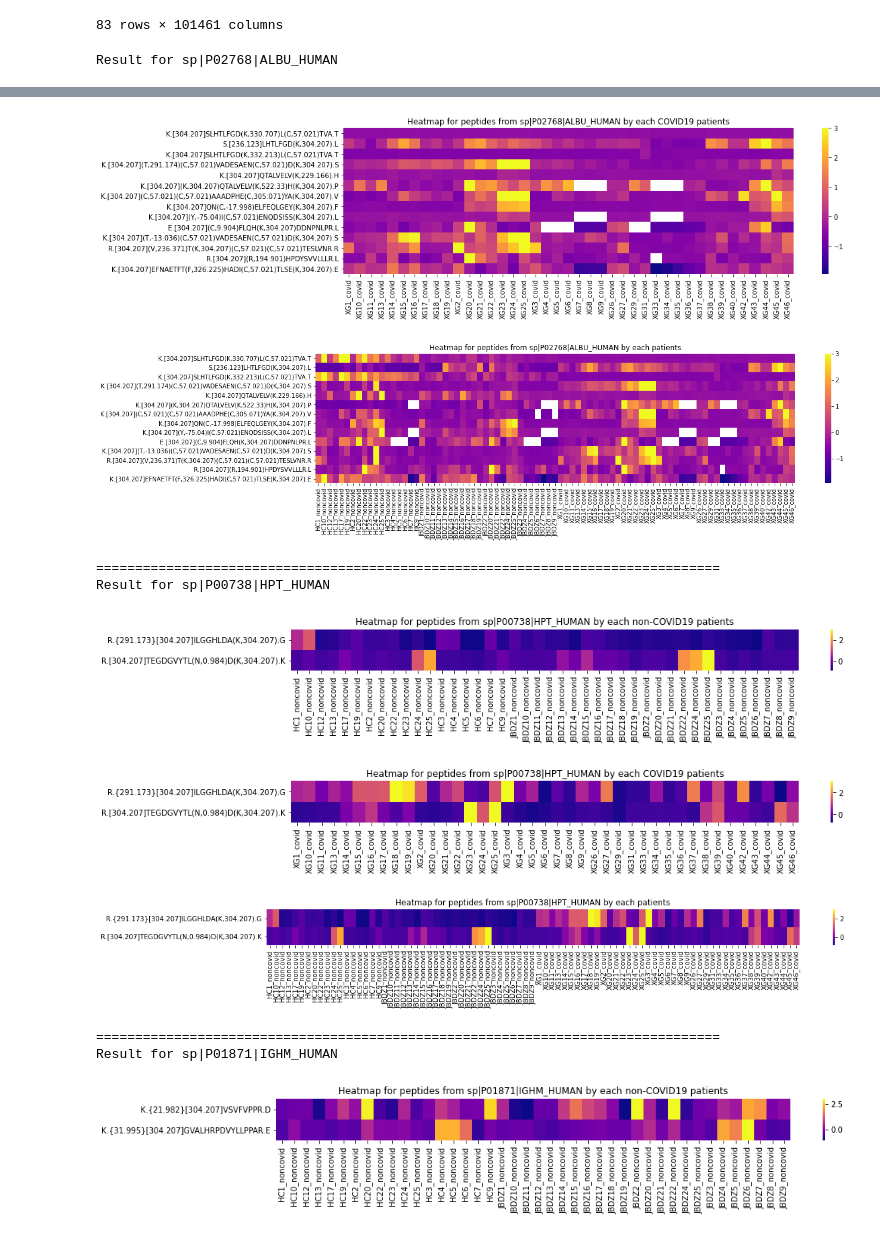
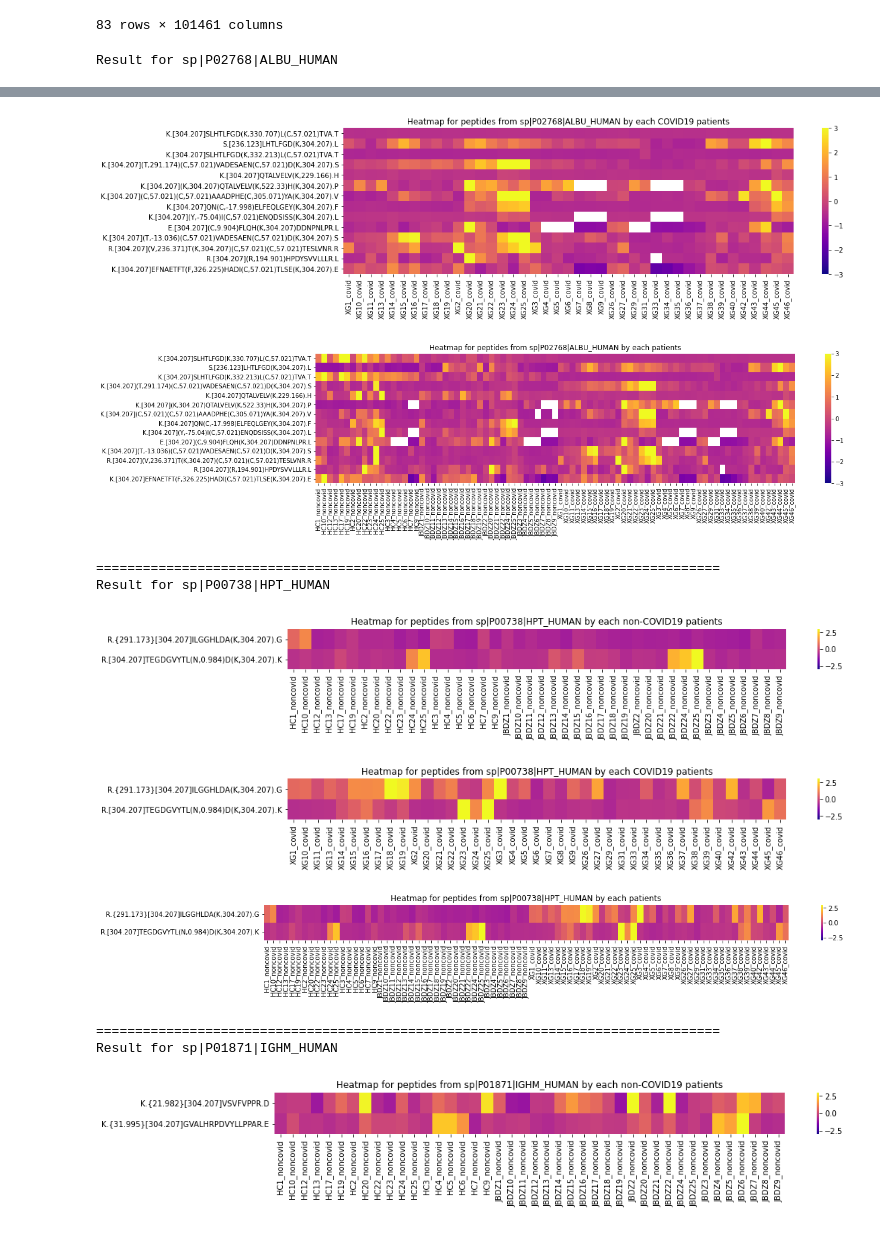
Before and after one commit to rahup97/covid19-severity-classifier, a Jupyter notebook: protein_level_differential_abundance/protein_differential_abundance.ipynb, the cells around one changed output, grey strips where cells are left out. Drawn from its saved outputs; the diff is of its cells as text; code cells hidden in the pictures.

```diff
--- a/protein_level_differential_abundance/protein_differential_abundance.ipynb
+++ b/protein_level_differential_abundance/protein_differential_abundance.ipynb
@@ -127,17 +127,17 @@ for protein, peptide_idxs in top_protein_to_peptide_idx.items():
 
     plt.figure(figsize=(15, row_size))
     plt.title(f"Heatmap for peptides from {protein} by each non-COVID19 patients")
-    ax = sns.heatmap(non_covid, yticklabels=seqs, xticklabels=non_covid_patients, cmap="plasma")
+    ax = sns.heatmap(non_covid, yticklabels=seqs, xticklabels=non_covid_patients, cmap="plasma", vmin=-3, vmax=3)
     plt.show()
 
     plt.figure(figsize=(15, row_size))
     plt.title(f"Heatmap for peptides from {protein} by each COVID19 patients")
-    ax = sns.heatmap(covid, yticklabels=seqs, xticklabels=covid_patients, cmap="plasma")
+    ax = sns.heatmap(covid, yticklabels=seqs, xticklabels=covid_patients, cmap="plasma", vmin=-3, vmax=3)
     plt.show()
 
     plt.figure(figsize=(18, row_size))
     plt.title(f"Heatmap for peptides from {protein} by each patients")
-    ax = sns.heatmap(np.concatenate([non_covid, covid], axis=1), yticklabels=seqs, xticklabels=np.concatenate([non_covid_patients, covid_patients]), cmap="plasma")
+    ax = sns.heatmap(np.concatenate([non_covid, covid], axis=1), yticklabels=seqs, xticklabels=np.concatenate([non_covid_patients, covid_patients]), cmap="plasma", vmin=-3, vmax=3)
     plt.show()
 
     print("="*80)
@@ -147,10 +147,10 @@ Result for sp|P02768|ALBU_HUMAN
-[figure, old version]
+[figure, new version]
-[figure, old version]
+[figure, new version]
 ================================================================================
 Result for sp|P00738|HPT_HUMAN
-[figure, old version]
+[figure, new version]
-[figure, old version]
+[figure, new version]
-[figure, old version]
+[figure, new version]
 ================================================================================
 Result for sp|P01871|IGHM_HUMAN
-[figure, old version]
+[figure, new version]
```
Also changed, not shown: parts of 1 cell of this notebook, 1 other file.
